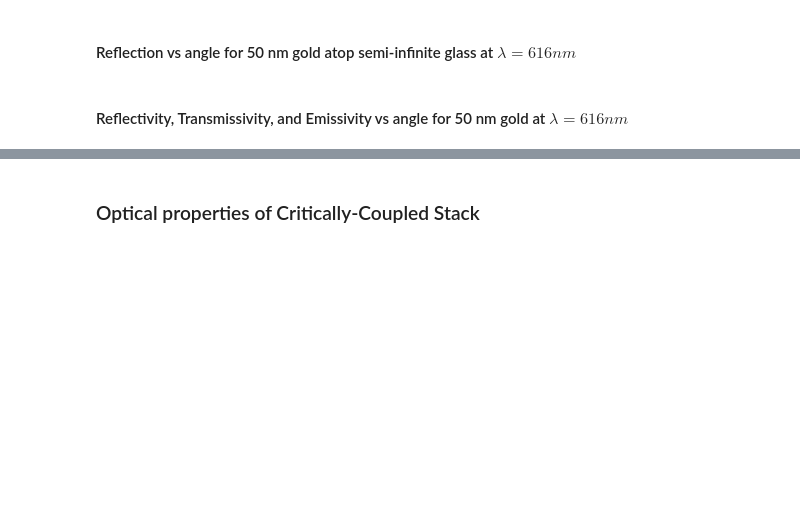
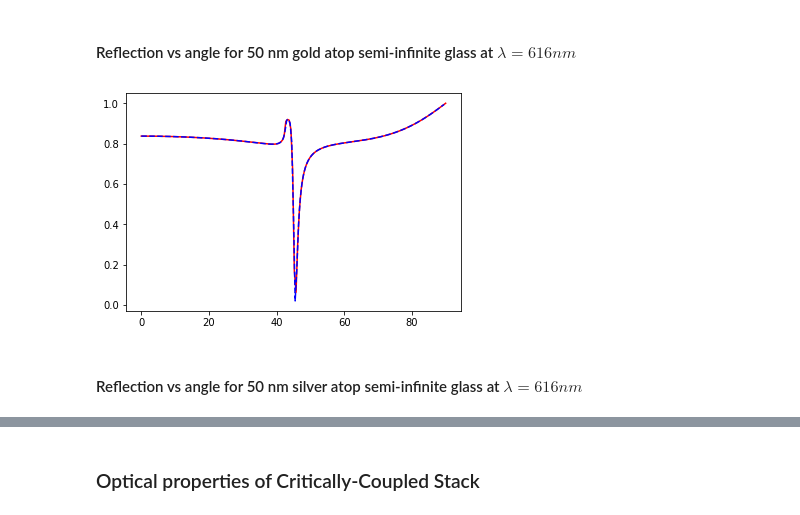
Before and after one commit to FoleyLab/wptherml_v1.0.0, a Jupyter notebook: Validate_Fresnel.ipynb, the cells around one changed output, grey strips where cells are left out. Saved outputs shown, nothing was run; the diff lists cells and outputs as text; code cells hidden in the pictures; blank space fills up the shorter version.

```diff
--- a/Validate_Fresnel.ipynb
+++ b/Validate_Fresnel.ipynb
@@ -70,28 +72,29 @@ NameError: name 'TMM' is not defined
 #### Reflection vs angle for 50 nm gold atop semi-infinite glass at $\lambda = 616 nm$
 # %%
 ### first we can just modify the previous gold_film object to have a glass substrate layer.
-### the validation data assumed n = 1.45 for a wavelengths of glass, so we will do so here as well.
-gold_film.LayerStaticRI(2, 1.45+0j)
-print(gold_film.n)
+structure["Material_List"] = ['SiO2', 'Au', 'Air']
+gold_film = multilayer(structure)
 
 ### use the angular_fresnel method of the multilayer class to compute
 ### the reflectivity vs angle for the gold_slab structure at a specified wavelength (in SI units)
 gold_film.angular_fresnel(616e-9)
 
 ### read validation data generated by S. Byrnes tmm code
 validate_data = np.loadtxt('validation_data/50nm_Au_theta_scan.txt')
 n_rows = len(validate_data)
 valid_theta = np.zeros(n_rows)
 valid_R = np.zeros_like(valid_theta)
 
 ### validate_data column 0 is the angle in degrees
 ### validate_data column 1 is the reflectivity
 for i in range(0,n_rows):
     valid_theta[i] = validate_data[i][0]
     valid_R[i] = validate_data[i][1]
 
 plt.plot(gold_film.theta_array*180./np.pi, gold_film.r_vs_theta, 'red')
 plt.plot(valid_theta, valid_R, 'b--')
 plt.show()
+# %% [output]
+[figure, added]
 # %% [markdown]
-#### Reflectivity, Transmissivity, and Emissivity vs angle for 50 nm gold at $\lambda = 616 nm$
+#### Reflection vs angle for 50 nm silver atop semi-infinite glass at $\lambda = 616 nm$
```
Also changed, not shown: parts of 5 cells of this notebook, 3 other files.
